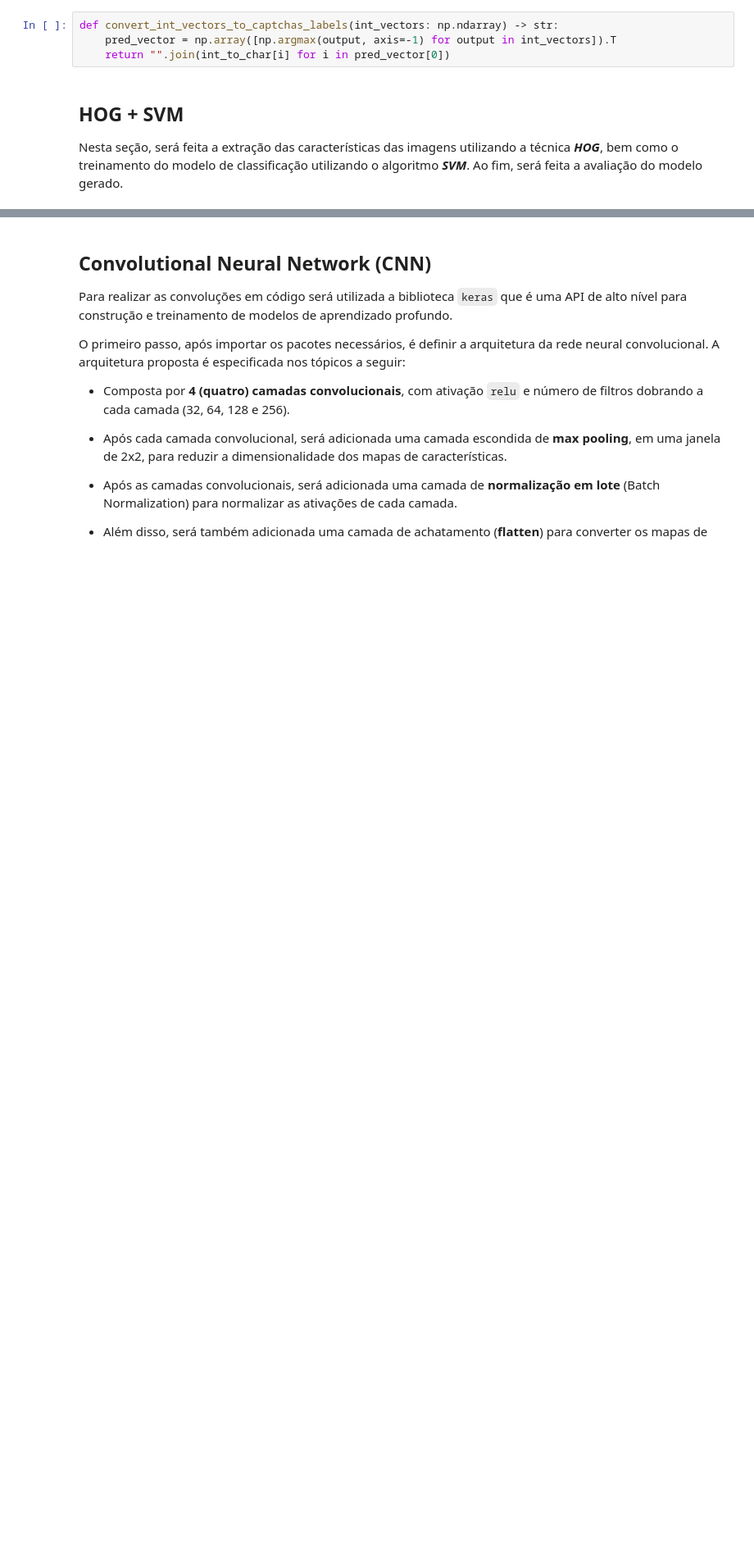
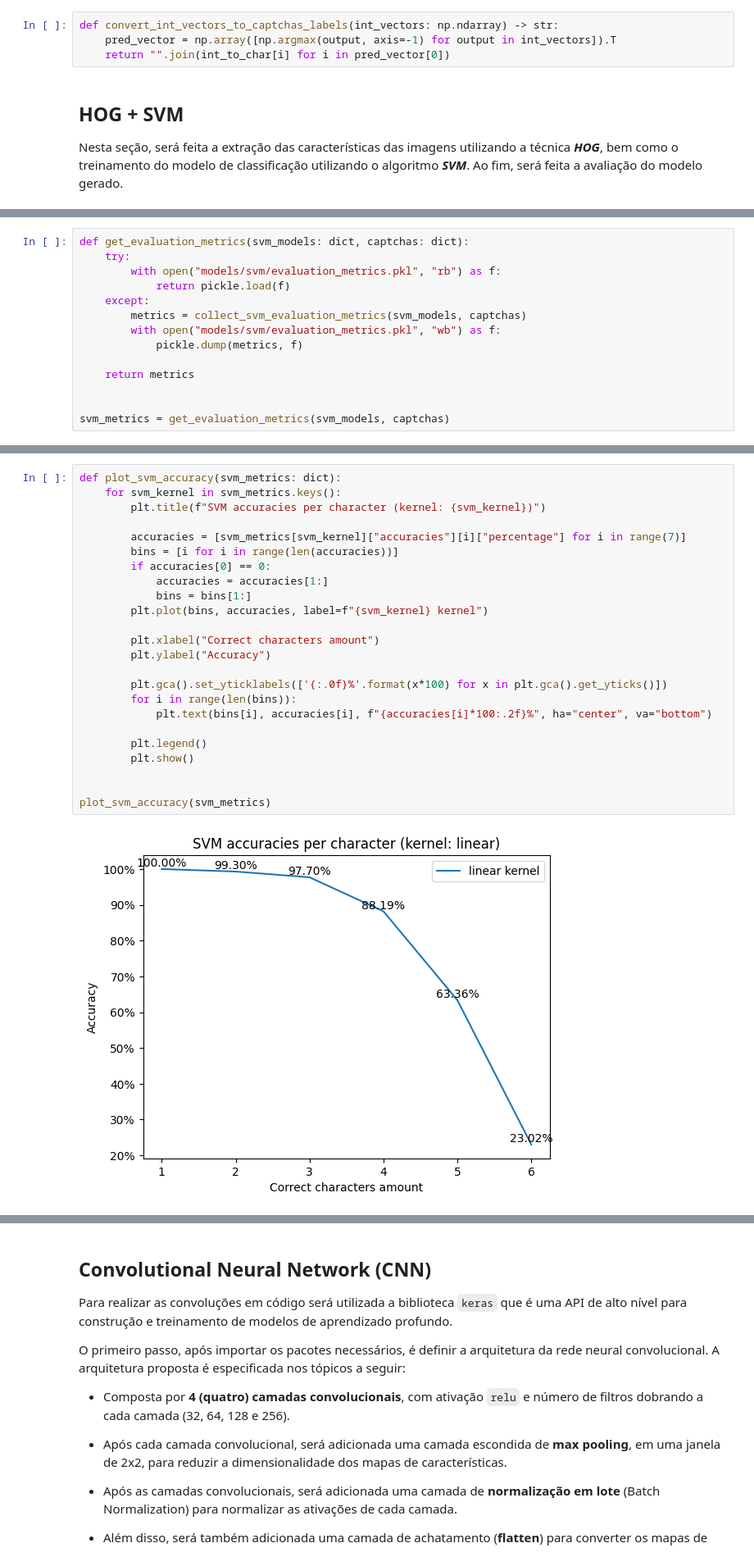
Before and after one commit to pedro-de-oliveira-guedes/captcha-recognition, a Jupyter notebook: captcha-recognition.ipynb, the cells around one changed output, grey strips where cells are left out. Shown at 82% size. Saved outputs shown, nothing was run; the diff lists cells and outputs as text; blank space fills up the shorter version.

```diff
--- a/captcha-recognition.ipynb
+++ b/captcha-recognition.ipynb
@@ -275,0 +640,14 @@ Nesta seção, será feita a extração das características das imagens utiliza
+# %%
+def get_evaluation_metrics(svm_models: dict, captchas: dict):
+    try:
+        with open("models/svm/evaluation_metrics.pkl", "rb") as f:
+            return pickle.load(f)
+    except:
+        metrics = collect_svm_evaluation_metrics(svm_models, captchas)
+        with open("models/svm/evaluation_metrics.pkl", "wb") as f:
+            pickle.dump(metrics, f)
+
+    return metrics
+
+
+svm_metrics = get_evaluation_metrics(svm_models, captchas)
@@ -275,0 +657,26 @@ Nesta seção, será feita a extração das características das imagens utiliza
+# %%
+def plot_svm_accuracy(svm_metrics: dict):
+    for svm_kernel in svm_metrics.keys():
+        plt.title(f"SVM accuracies per character (kernel: {svm_kernel})")
+
+        accuracies = [svm_metrics[svm_kernel]["accuracies"][i]["percentage"] for i in range(7)]
+        bins = [i for i in range(len(accuracies))]
+        if accuracies[0] == 0:
+            accuracies = accuracies[1:]
+            bins = bins[1:]
+        plt.plot(bins, accuracies, label=f"{svm_kernel} kernel")
+
+        plt.xlabel("Correct characters amount")
+        plt.ylabel("Accuracy")
+
+        plt.gca().set_yticklabels(['{:.0f}%'.format(x*100) for x in plt.gca().get_yticks()])
+        for i in range(len(bins)):
+            plt.text(bins[i], accuracies[i], f"{accuracies[i]*100:.2f}%", ha="center", va="bottom")
+
+        plt.legend()
+        plt.show()
+
+
+plot_svm_accuracy(svm_metrics)
+# %% [output]
+[figure, added]
```
Also changed, not shown: parts of 34 cells of this notebook.
